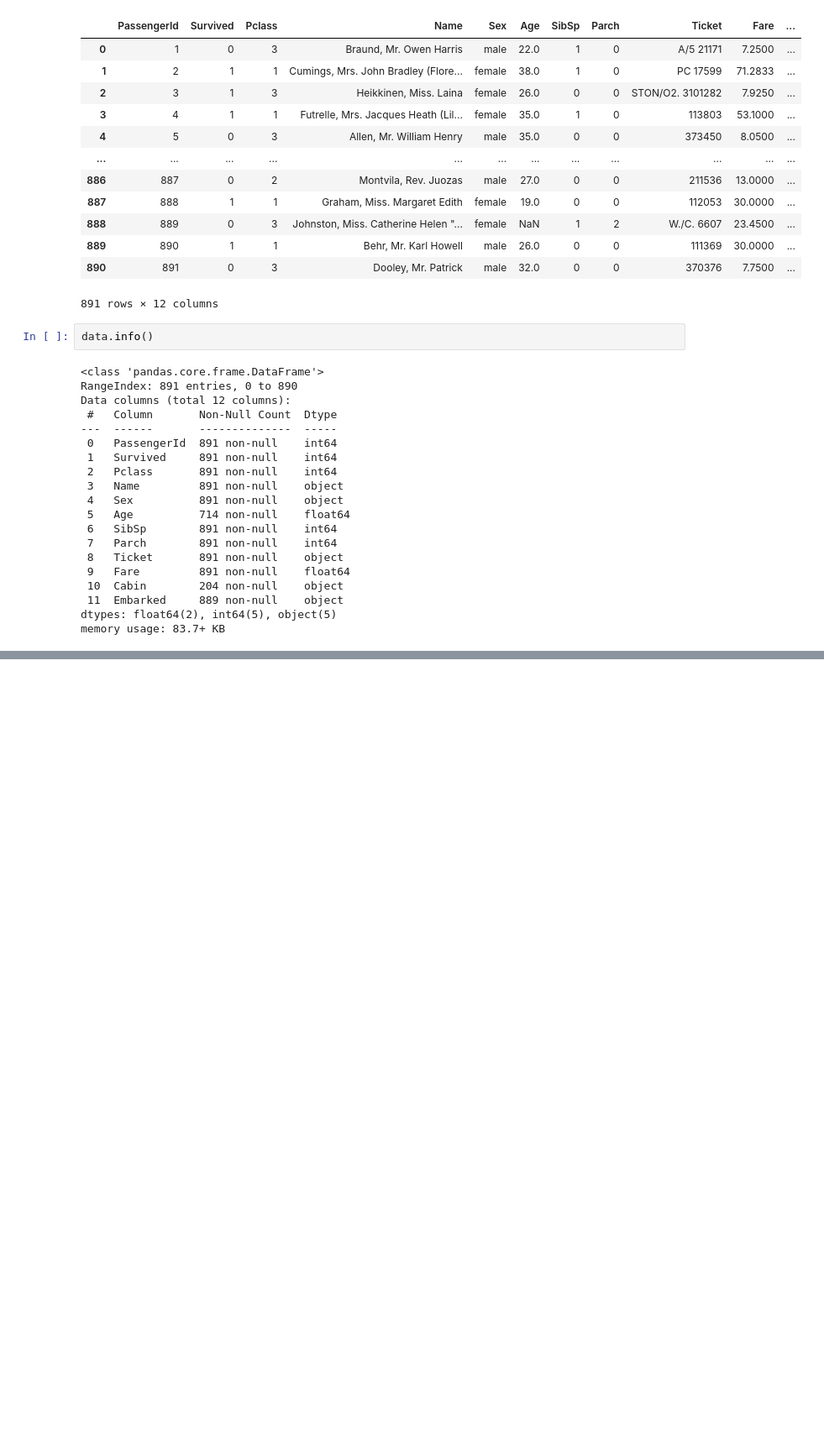
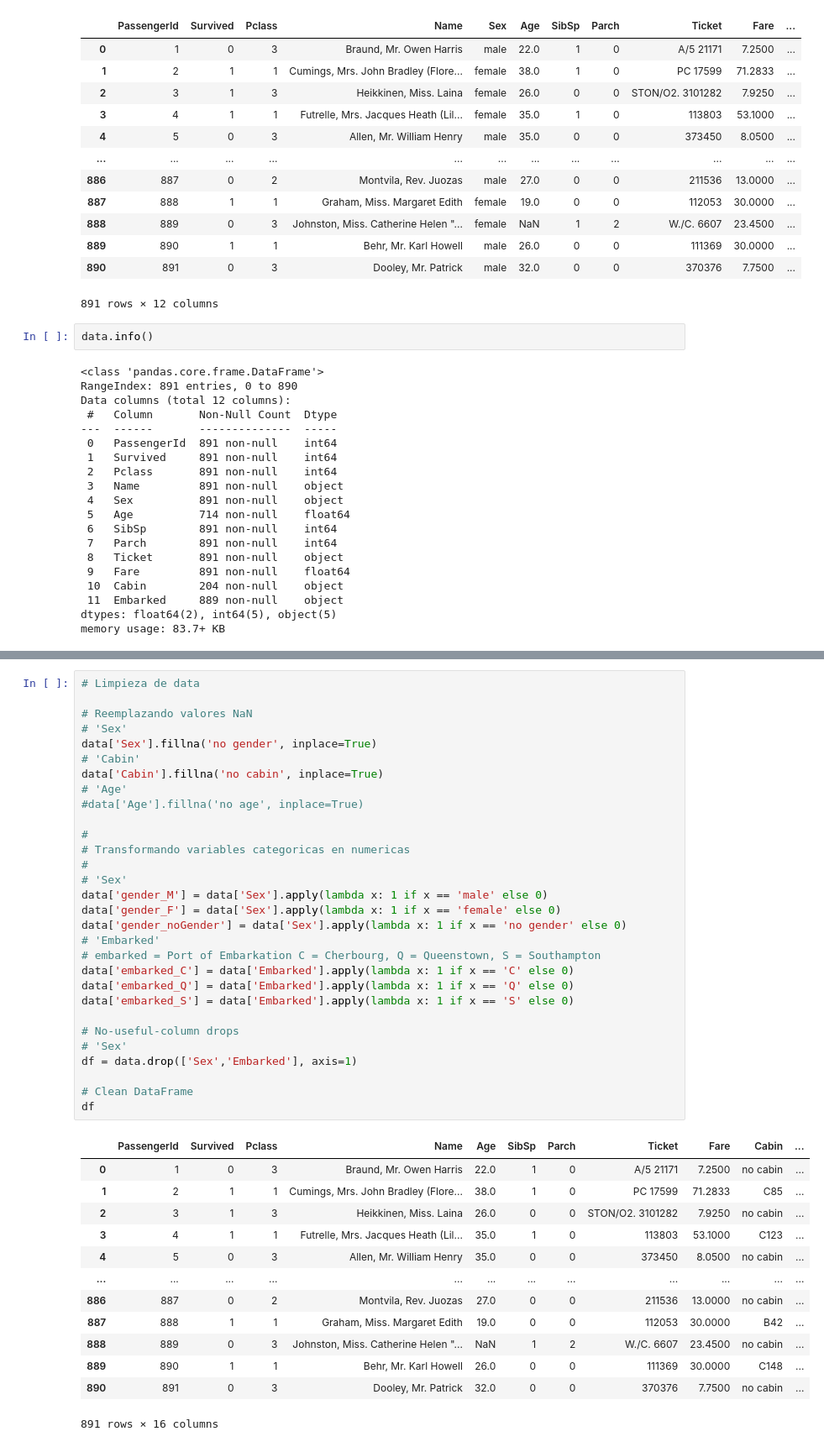
Before and after one commit to RodrighoNS/ml-notebooks, a Jupyter notebook: Titanic_kaggle.ipynb, the cells around one changed output, grey strips where cells are left out. Shown at 84% size. Saved outputs shown, nothing was run; the diff lists cells and outputs as text; blank space fills up the shorter version.

```diff
--- a/Titanic_kaggle.ipynb
+++ b/Titanic_kaggle.ipynb
@@ -95,0 +129,44 @@ array([0, 1, 1, 1, 0, 0, 0, 0, 1, 1, 1, 1, 0, 0, 0, 1, 0, 1, 0, 1, 0, 1,
+# %%
+# Limpieza de data
+
+# Reemplazando valores NaN
+# 'Sex'
+data['Sex'].fillna('no gender', inplace=True)
+# 'Cabin'
+data['Cabin'].fillna('no cabin', inplace=True)
+# 'Age'
+#data['Age'].fillna('no age', inplace=True)
+
+#
+# Transformando variables categoricas en numericas
+#
+# 'Sex'
+data['gender_M'] = data['Sex'].apply(lambda x: 1 if x == 'male' else 0)
+data['gender_F'] = data['Sex'].apply(lambda x: 1 if x == 'female' else 0)
+data['gender_noGender'] = data['Sex'].apply(lambda x: 1 if x == 'no gender' else 0)
+# 'Embarked'
+# embarked = Port of Embarkation C = Cherbourg, Q = Queenstown, S = Southampton
+data['embarked_C'] = data['Embarked'].apply(lambda x: 1 if x == 'C' else 0)
+data['embarked_Q'] = data['Embarked'].apply(lambda x: 1 if x == 'Q' else 0)
+data['embarked_S'] = data['Embarked'].apply(lambda x: 1 if x == 'S' else 0)
+
+# No-useful-column drops
+# 'Sex'
+df = data.drop(['Sex','Embarked'], axis=1)
+
+# Clean DataFrame
+df
+# %% [output]
+|  | PassengerId | Survived | Pclass | Name | Age | SibSp | Parch | Ticket | Fare | Cabin | ... |
+| 0 | 1 | 0 | 3 | Braund, Mr. Owen Harris | 22.0 | 1 | 0 | A/5 21171 | 7.2500 | no cabin | ... |
+| 1 | 2 | 1 | 1 | Cumings, Mrs. John Bradley (Flore... | 38.0 | 1 | 0 | PC 17599 | 71.2833 | C85 | ... |
+| 2 | 3 | 1 | 3 | Heikkinen, Miss. Laina | 26.0 | 0 | 0 | STON/O2. 3101282 | 7.9250 | no cabin | ... |
+| 3 | 4 | 1 | 1 | Futrelle, Mrs. Jacques Heath (Lil... | 35.0 | 1 | 0 | 113803 | 53.1000 | C123 | ... |
+| 4 | 5 | 0 | 3 | Allen, Mr. William Henry | 35.0 | 0 | 0 | 373450 | 8.0500 | no cabin | ... |
+| ... | ... | ... | ... | ... | ... | ... | ... | ... | ... | ... | ... |
+| 886 | 887 | 0 | 2 | Montvila, Rev. Juozas | 27.0 | 0 | 0 | 211536 | 13.0000 | no cabin | ... |
+| 887 | 888 | 1 | 1 | Graham, Miss. Margaret Edith | 19.0 | 0 | 0 | 112053 | 30.0000 | B42 | ... |
+| 888 | 889 | 0 | 3 | Johnston, Miss. Catherine Helen "... | NaN | 1 | 2 | W./C. 6607 | 23.4500 | no cabin | ... |
+| 889 | 890 | 1 | 1 | Behr, Mr. Karl Howell | 26.0 | 0 | 0 | 111369 | 30.0000 | C148 | ... |
+| 890 | 891 | 0 | 3 | Dooley, Mr. Patrick | 32.0 | 0 | 0 | 370376 | 7.7500 | no cabin | ... |
+891 rows × 16 columns
```
Also changed, not shown: parts of 10 cells of this notebook.
